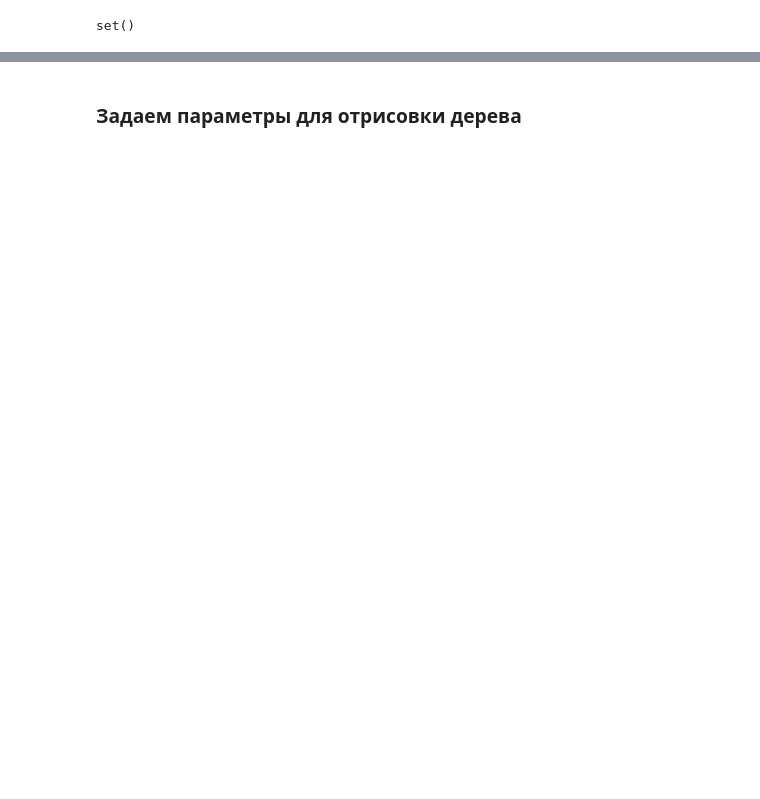
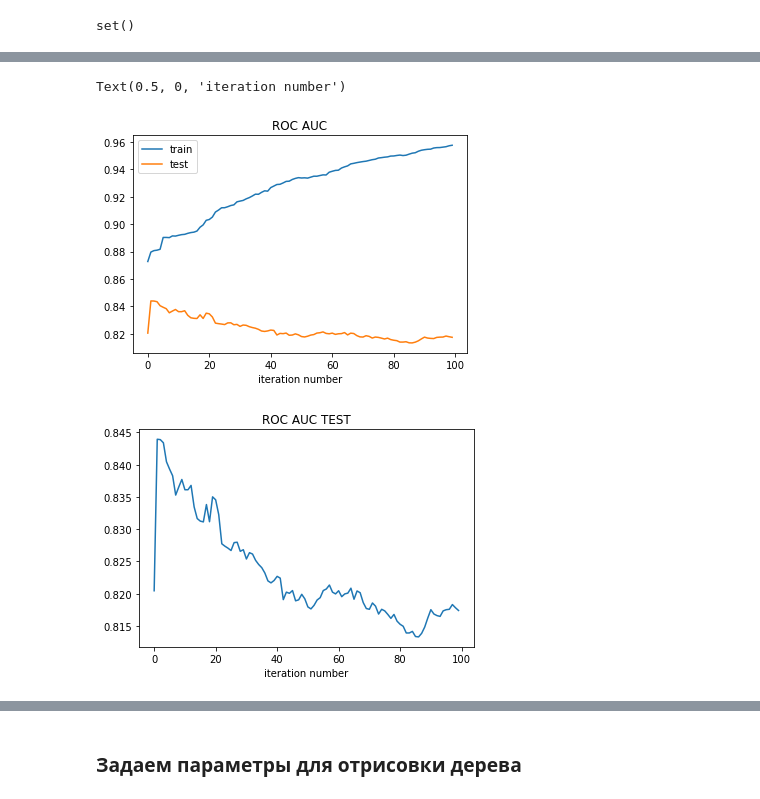
Before and after one commit to Va11entin0/for_the_-teacher, a Jupyter notebook: titanic-checkpoint.ipynb, the cells around one changed output, grey strips where cells are left out. Drawn from its saved outputs; the diff is of its cells as text; code cells hidden in the pictures; blank space fills up the shorter version.

```diff
--- a/titanic-checkpoint.ipynb
+++ b/titanic-checkpoint.ipynb
@@ -289,0 +374,11 @@ knn = KNeighborsClassifier(n_neighbors=8) # metod Soseda
+# %%
+params = {'n_estimators': 100,
+          'learning_rate': 0.1,
+          'max_depth': 3,
+          'min_child_weight': 1,
+          'subsample': 1,
+          'colsample_bytree': 1,
+          'n_jobs': 4}
+clf_xgb = xgb.XGBClassifier(**params)
+
+clf_xgb.fit(X_train, Y_train, eval_metric='auc', eval_set=[[X_train, Y_train], [X_test, y_test]])
@@ -289,0 +412,14 @@ knn = KNeighborsClassifier(n_neighbors=8) # metod Soseda
+# %%
+def save_online_metric(clf):
+    return pd.DataFrame({'train': clf.evals_result()['validation_0']['auc'],
+                         'test': clf.evals_result()['validation_1']['auc']})
+res = save_online_metric(clf_xgb)
+res.plot(title='ROC AUC')
+plt.xlabel('iteration number')
+plt.figure()
+res.test.plot(title='ROC AUC TEST')
+plt.xlabel('iteration number')
+# %% [output]
+Text(0.5, 0, 'iteration number')
+[figure, added]
+[figure, added]
```
Also changed, not shown: parts of 116 cells of this notebook.
